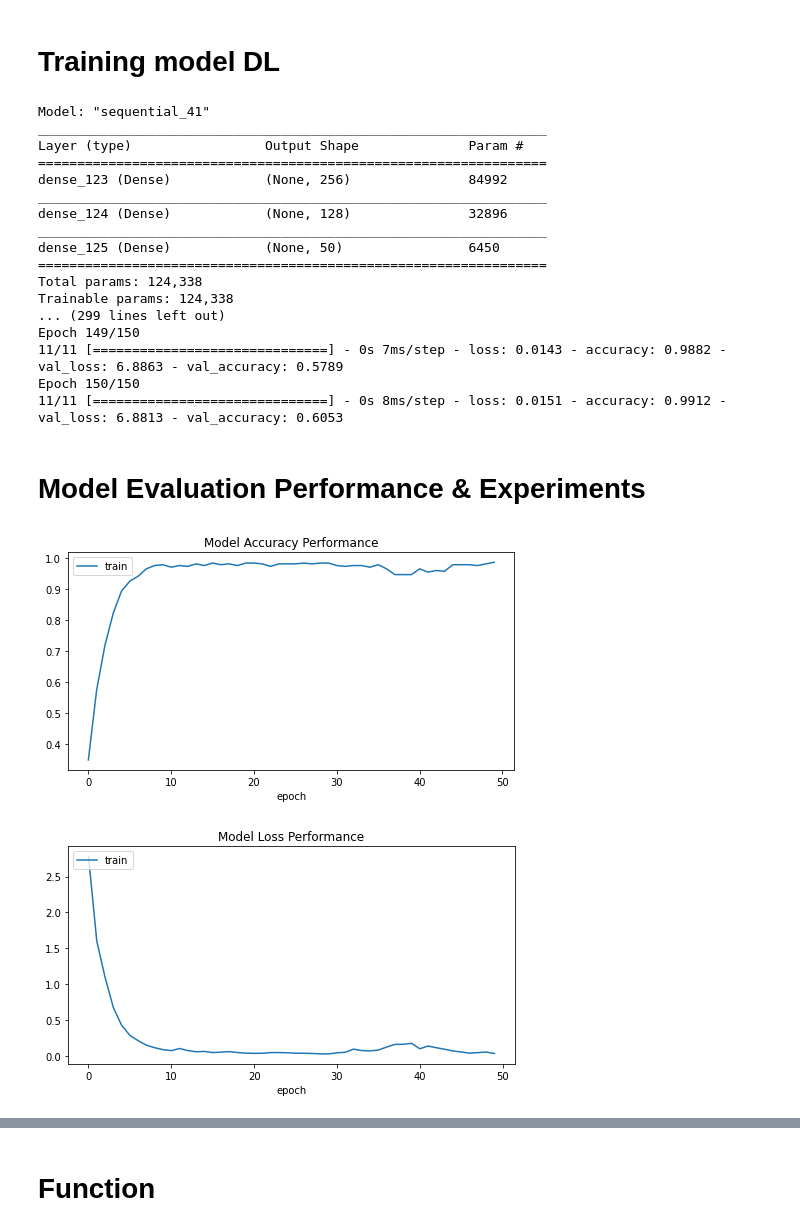
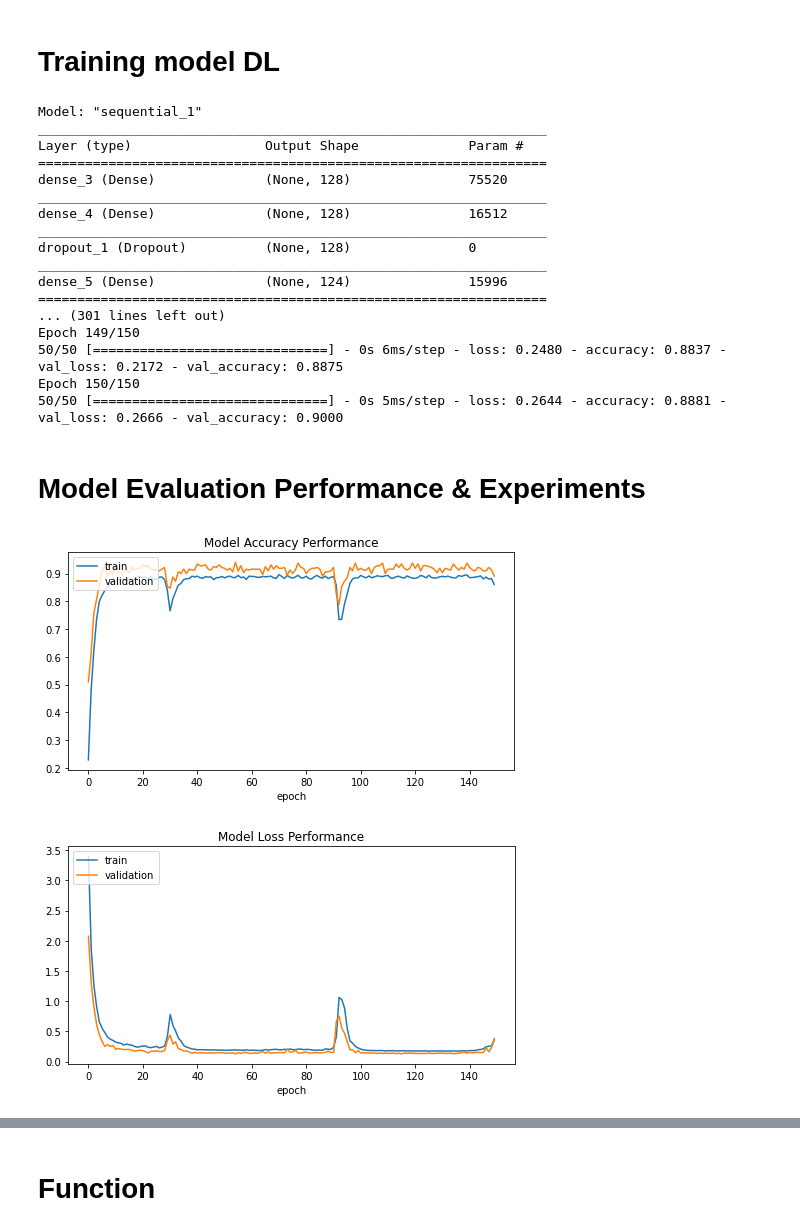
Before and after one commit to AndiAlifs/Halofilkom_dump, a Jupyter notebook: Chatbot_seFilkom.ipynb, the cells around one changed output, grey strips where cells are left out. Saved outputs shown, nothing was run; the diff lists cells and outputs as text; code cells hidden in the pictures.

```diff
--- a/Chatbot_seFilkom.ipynb
+++ b/Chatbot_seFilkom.ipynb
@@ -173,0 +277,6 @@ weighted avg       0.99      0.98      0.98       377
+# %%
+# membuat model knn
+model_knn = KNeighborsClassifier()
+model_knn.fit(train_X, train_y_labels)
+y_preds = model_knn.predict(train_X)
+print(classification_report(train_y_labels, y_preds))
@@ -173,0 +309,10 @@ weighted avg       0.99      0.98      0.98       377
+# %%
+# import svm
+from sklearn.svm import SVC
+
+# membuat model svm
+model_svm = SVC()
+
+model_svm.fit(train_X, np.argmax(train_y, axis=1))
+y_preds = model_svm.predict(train_X)
+print(classification_report(np.argmax(train_y, axis=1), y_preds))
@@ -193,0 +361,9 @@ tf.random.set_seed(7)
+# %%
+from sklearn.model_selection import train_test_split
+
+X = list(training[:, 0])
+Y = list(training[:, 1])
+
+x_train,x_test, y_train, y_test = train_test_split(X,Y,test_size=0.2)
+x_train = X
+y_train = Y
@@ -194,10 +377,9 @@ tf.random.set_seed(7)
 # %%
 #deep learning model
 model = Sequential()
-model.add(Dense(256, input_shape=input_shape, activation="relu"))
-# model.add(Dropout(0.2))
+model.add(Dense(128, input_shape=input_shape, activation="relu"))
 model.add(Dense(128, activation="relu"))
-# model.add(Dropout(0.1))
+model.add(Dropout(0.1))
 model.add(Dense(output_shape, activation="softmax"))
 adam = tf.keras.optimizers.Adam(learning_rate=0.01, decay=1e-6)
 model.compile(loss='categorical_crossentropy',
@@ -210,49 +392,50 @@ history_dl = model.fit(x=train_X,
                        epochs=150,
                        verbose=1,
                        workers = 2,
-                       validation_split=0.1)
+                       validation_data=(x_test, y_test)
+                          )
 # %% [output]
-Model: "sequential_41"
+Model: "sequential_1"
 _________________________________________________________________
 Layer (type)                 Output Shape              Param #
 =================================================================
-dense_123 (Dense)            (None, 256)               84992
+dense_3 (Dense)              (None, 128)               75520
 _________________________________________________________________
-dense_124 (Dense)            (None, 128)               32896
+dense_4 (Dense)              (None, 128)               16512
 _________________________________________________________________
-dense_125 (Dense)            (None, 50)                6450
+dropout_1 (Dropout)          (None, 128)               0
+_________________________________________________________________
+dense_5 (Dense)              (None, 124)               15996
 =================================================================
-Total params: 124,338
-Trainable params: 124,338
-... (299 lines left out)
+... (301 lines left out)
 Epoch 149/150
-11/11 [==============================] - 0s 7ms/step - loss: 0.0143 - accuracy: 0.9882 - val_loss: 6.8863 - val_accuracy: 0.5789
+50/50 [==============================] - 0s 6ms/step - loss: 0.2480 - accuracy: 0.8837 - val_loss: 0.2172 - val_accuracy: 0.8875
 Epoch 150/150
-11/11 [==============================] - 0s 8ms/step - loss: 0.0151 - accuracy: 0.9912 - val_loss: 6.8813 - val_accuracy: 0.6053
+50/50 [==============================] - 0s 5ms/step - loss: 0.2644 - accuracy: 0.8881 - val_loss: 0.2666 - val_accuracy: 0.9000
 # %% [markdown]
 # Model Evaluation Performance & Experiments
 # %%
 import matplotlib.pyplot as plt
 
 plt.figure(figsize=(8,4))
 plt.plot(history_dl.history['accuracy'])
-# plt.plot(history_dl.history['val_accuracy'])
+plt.plot(history_dl.history['val_accuracy'])
 plt.title('Model Accuracy Performance')
 plt.xlabel('epoch')
 plt.legend(['train','validation'], loc='upper left')
 plt.show()
 
 
 plt.figure(figsize=(8,4))
 plt.plot(history_dl.history['loss'])
-# plt.plot(history_dl.history['val_loss'])
+plt.plot(history_dl.history['val_loss'])
 plt.title('Model Loss Performance')
 plt.xlabel('epoch')
 plt.legend(['train','validation'], loc='upper left')
 plt.show()
 # %% [output]
-[figure, old version]
+[figure, new version]
-[figure, old version]
+[figure, new version]
 # %%
 # Load the TensorBoard notebook extension
 %load_ext tensorboard
```
Also changed, not shown: parts of 44 cells of this notebook, 6 other files.
